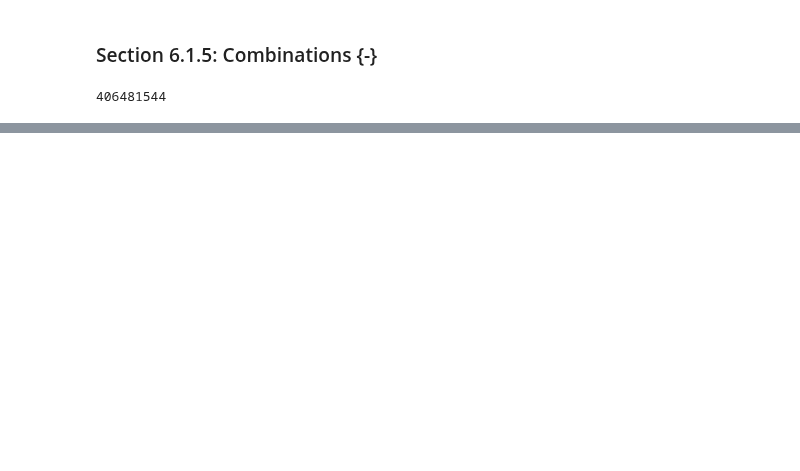
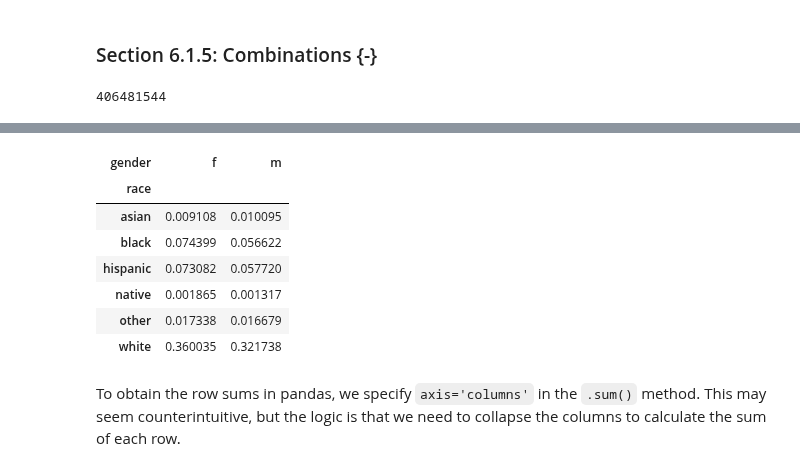
Before and after one commit to jeffallen13/qsspy, a Jupyter notebook: PROBABILITY/probability-py.ipynb, the cells around one changed output, grey strips where cells are left out. Drawn from its saved outputs; the diff is of its cells as text; code cells hidden in the pictures; blank space fills up the shorter version.

```diff
--- a/PROBABILITY/probability-py.ipynb
+++ b/PROBABILITY/probability-py.ipynb
@@ -77,0 +164,15 @@ comb(84, 6)
+# %%
+joint_p = pd.crosstab(FLVoters.race, FLVoters.gender, normalize=True)
+
+joint_p
+# %% [output]
+| gender | f | m |
+| race |  |  |
+| asian | 0.009108 | 0.010095 |
+| black | 0.074399 | 0.056622 |
+| hispanic | 0.073082 | 0.057720 |
+| native | 0.001865 | 0.001317 |
+| other | 0.017338 | 0.016679 |
+| white | 0.360035 | 0.321738 |
+# %% [markdown]
+To obtain the row sums in pandas, we specify `axis='columns'` in the `.sum()` method. This may seem counterintuitive, but the logic is that we need to collapse the columns to calculate the sum of each row.
```
Also changed, not shown: parts of 22 cells of this notebook, 2 other files.
